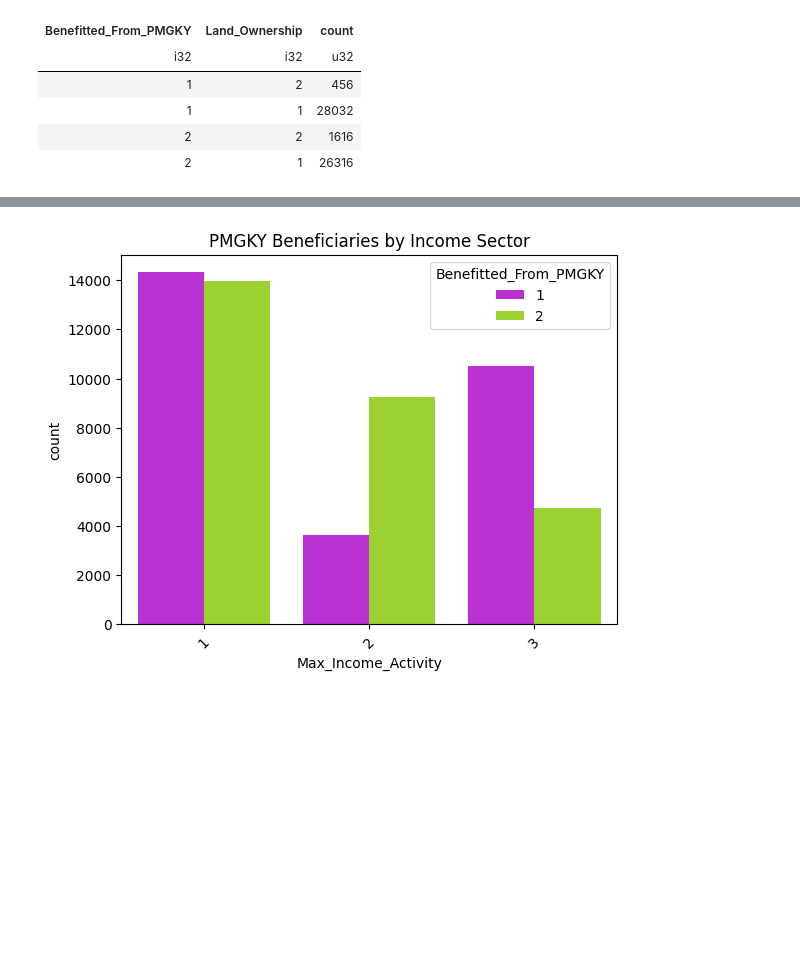
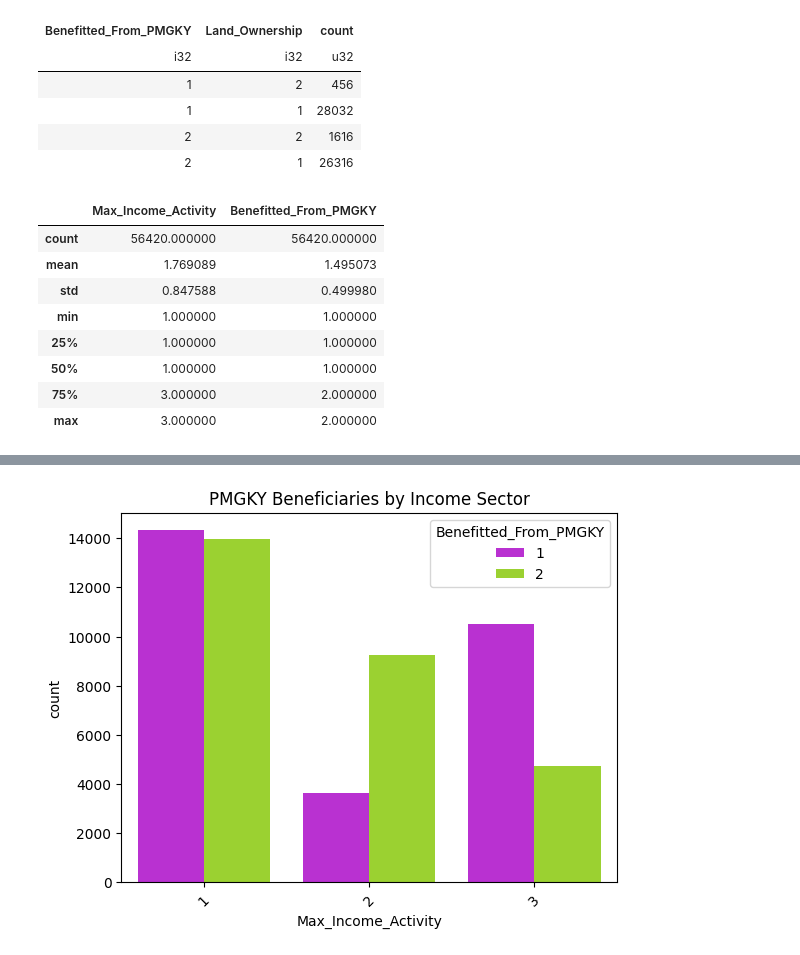
Before and after one commit to Rudra-G-23/rural-financial-inclusion-govt-scheme-recommendation, a Jupyter notebook: parquet-data/lev-03/notebooks/lev-03-04-eda-01.ipynb, the cells around one changed output, grey strips where cells are left out. Cells and saved outputs as stored; diff of their text form; code cells hidden in the pictures; blank space fills up the shorter version.

```diff
--- a/parquet-data/lev-03/notebooks/lev-03-04-eda-01.ipynb
+++ b/parquet-data/lev-03/notebooks/lev-03-04-eda-01.ipynb
@@ -529,3 +535,17 @@ shape: (4, 3)
 | 1 | 1 | 28032 |
 | 2 | 2 | 1616 |
 | 2 | 1 | 26316 |
+# %%
+max_pmgky_df = pdf[['Max_Income_Activity', 'Benefitted_From_PMGKY']].to_pandas()
+
+max_pmgky_df.describe()
+# %% [output]
+|  | Max_Income_Activity | Benefitted_From_PMGKY |
+| count | 56420.000000 | 56420.000000 |
+| mean | 1.769089 | 1.495073 |
+| std | 0.847588 | 0.499980 |
+| min | 1.000000 | 1.000000 |
+| 25% | 1.000000 | 1.000000 |
+| 50% | 1.000000 | 1.000000 |
+| 75% | 3.000000 | 2.000000 |
+| max | 3.000000 | 2.000000 |
```
Also changed, not shown: parts of 21 cells of this notebook, 2 other files.
